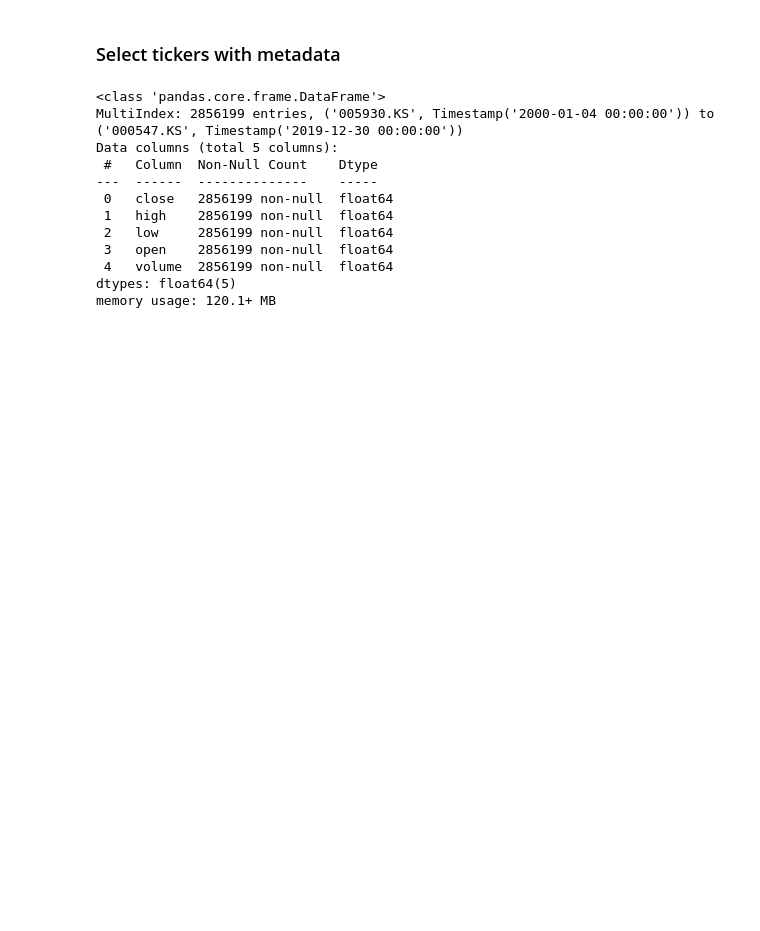
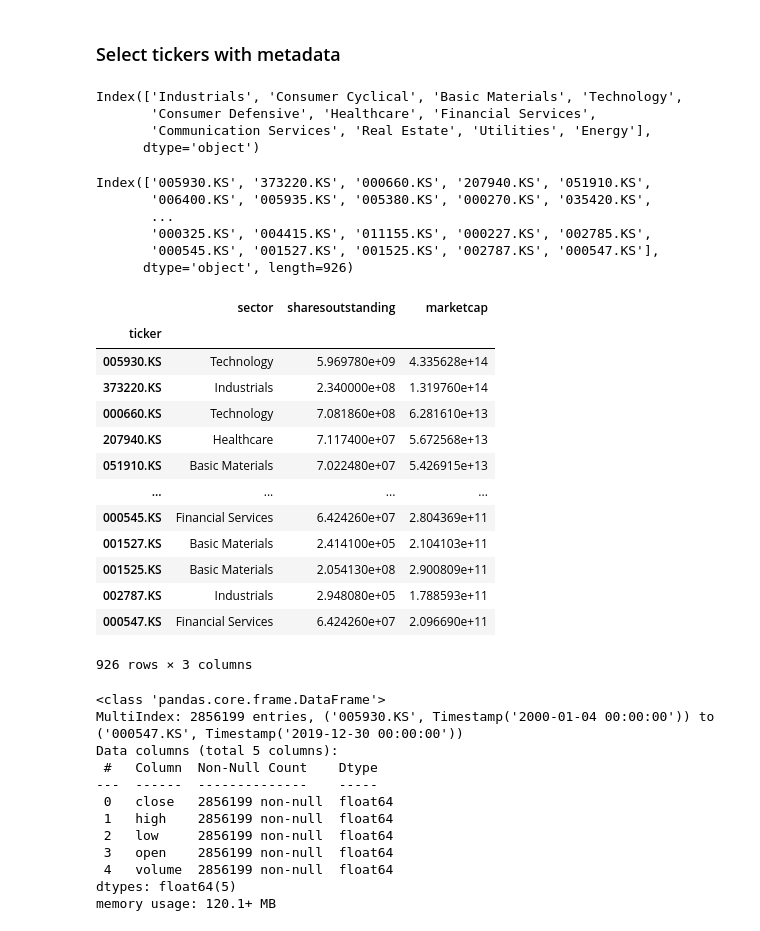
Before and after one commit to ChoiInYeol/Asset-pricing-models-using-deep-learning-networks, a Jupyter notebook: 09_conditional_autoencoder_for_asset_pricing_KR_data.ipynb, the cells around one changed output. Drawn from its saved outputs; the diff is of its cells as text; code cells hidden in the pictures; blank space fills up the shorter version.

```diff
--- a/09_conditional_autoencoder_for_asset_pricing_KR_data.ipynb
+++ b/09_conditional_autoencoder_for_asset_pricing_KR_data.ipynb
@@ -54,6 +90,13 @@ memory usage: 2.3+ MB
 ### Select tickers with metadata
 # %%
 sectors = (metadata.sector.value_counts() > 50).index
+# %%
+sectors
+# %% [output]
+Index(['Industrials', 'Consumer Cyclical', 'Basic Materials', 'Technology',
+       'Consumer Defensive', 'Healthcare', 'Financial Services',
+       'Communication Services', 'Real Estate', 'Utilities', 'Energy'],
+      dtype='object')
 # %%
 tickers_with_errors = []
 # %%
@@ -61,9 +104,35 @@ tickers_with_metadata = metadata[metadata.sector.isin(sectors) &
                                  metadata.marketcap.notnull() &
                                  metadata.sharesoutstanding.notnull() &
                                 (metadata.sharesoutstanding > 0)].index.drop(tickers_with_errors)
+# %%
+tickers_with_metadata
+# %% [output]
+Index(['005930.KS', '373220.KS', '000660.KS', '207940.KS', '051910.KS',
+       '006400.KS', '005935.KS', '005380.KS', '000270.KS', '035420.KS',
+       ...
+       '000325.KS', '004415.KS', '011155.KS', '000227.KS', '002785.KS',
+       '000545.KS', '001527.KS', '001525.KS', '002787.KS', '000547.KS'],
+      dtype='object', length=926)
 # %%
 metadata = metadata.loc[tickers_with_metadata, ['sector', 'sharesoutstanding', 'marketcap']]
 metadata.index.name = 'ticker'
+# %%
+metadata
+# %% [output]
+|  | sector | sharesoutstanding | marketcap |
+| ticker |  |  |  |
+| 005930.KS | Technology | 5.969780e+09 | 4.335628e+14 |
+| 373220.KS | Industrials | 2.340000e+08 | 1.319760e+14 |
+| 000660.KS | Technology | 7.081860e+08 | 6.281610e+13 |
+| 207940.KS | Healthcare | 7.117400e+07 | 5.672568e+13 |
+| 051910.KS | Basic Materials | 7.022480e+07 | 5.426915e+13 |
+| ... | ... | ... | ... |
+| 000545.KS | Financial Services | 6.424260e+07 | 2.804369e+11 |
+| 001527.KS | Basic Materials | 2.414100e+05 | 2.104103e+11 |
+| 001525.KS | Basic Materials | 2.054130e+08 | 2.900809e+11 |
+| 002787.KS | Industrials | 2.948080e+05 | 1.788593e+11 |
+| 000547.KS | Financial Services | 6.424260e+07 | 2.096690e+11 |
+926 rows × 3 columns
 # %%
 prices = prices.loc[idx[tickers_with_metadata, :], :]
 # %%
```
Also changed, not shown: parts of 5 cells of this notebook, 4 other files.
